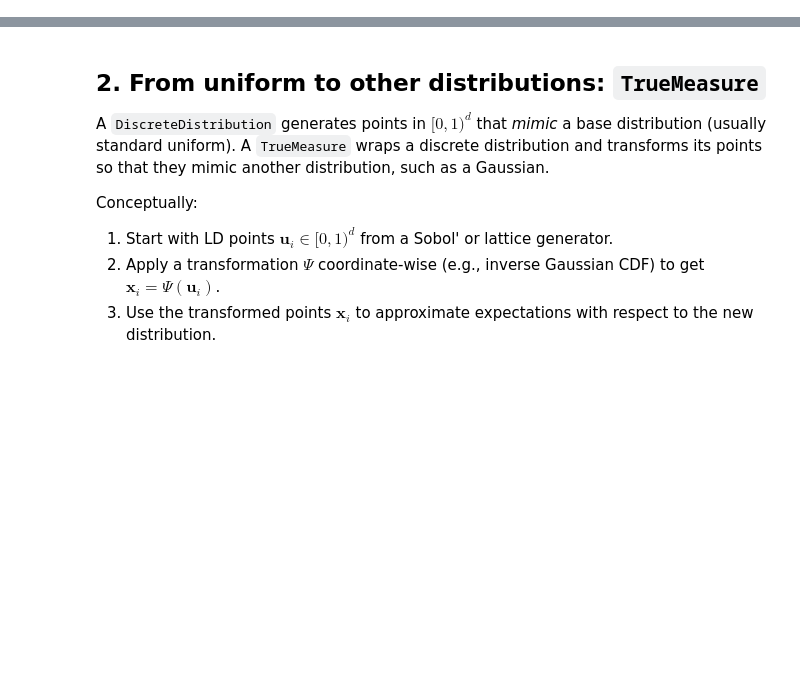
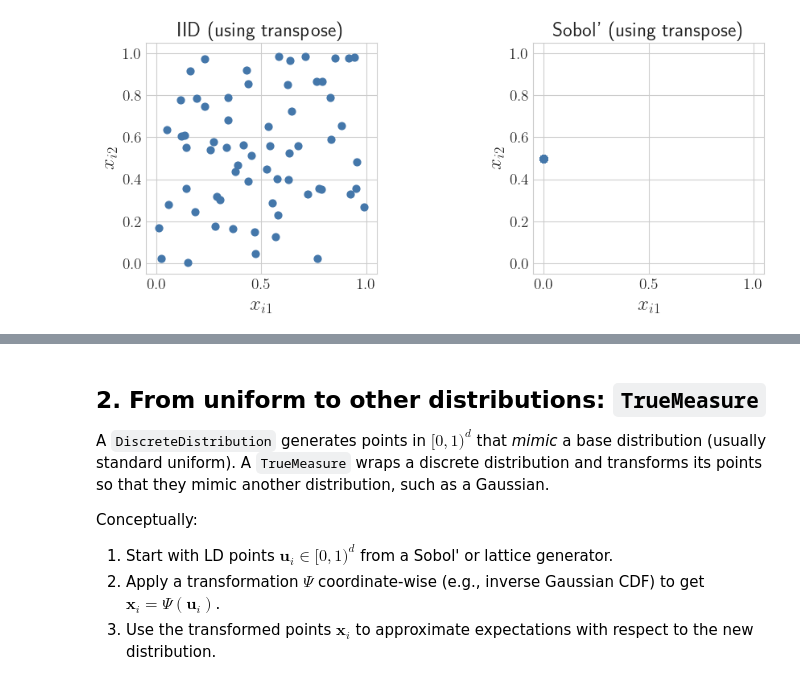
Before and after one commit to QMCSoftware/MATH565Fall2025, a Jupyter notebook: notebooks/QMCPy_Introduction.ipynb, the cells around one changed output, grey strips where cells are left out. Saved outputs shown, nothing was run; the diff lists cells and outputs as text; code cells hidden in the pictures; blank space fills up the shorter version.

```diff
--- a/notebooks/QMCPy_Introduction.ipynb
+++ b/notebooks/QMCPy_Introduction.ipynb
@@ -204,0 +201,26 @@ plt.show()
+# %%
+d = 64
+n = 64
+# Correctly shaped samples: shape (n, d)
+x_iid   = qp.IIDStdUniform(d)(n)
+x_sobol = qp.Sobol(d,randomize=False)(n)
+
+# Now "confuse" dimensions: transpose so shape (d, n)
+x_iid_T   = x_iid.T
+x_sobol_T = x_sobol.T
+
+# Treat rows as points and columns as coordinates:
+fig, axes = plt.subplots(1, 2, figsize=(10, 4))
+axes[0].scatter(x_iid_T[:, 0], x_iid_T[:, 1], s=40)
+axes[0].set_title("IID (using transpose)")
+axes[1].set_title("Sobol' (using transpose)")
+axes[1].scatter(x_sobol_T[:, 0], x_sobol_T[:, 1], s=40)
+for ax in axes:
+    ax.set_xlim(-0.05, 1.05)
+    ax.set_ylim(-0.05, 1.05)
+    ax.set_aspect('equal', adjustable='box')
+    ax.set_xlabel("$x_{i1}$")
+    ax.set_ylabel("$x_{i2}$")
+plt.tight_layout()
+# %% [output]
+[figure, added]
```
Also changed, not shown: parts of 24 cells of this notebook.
